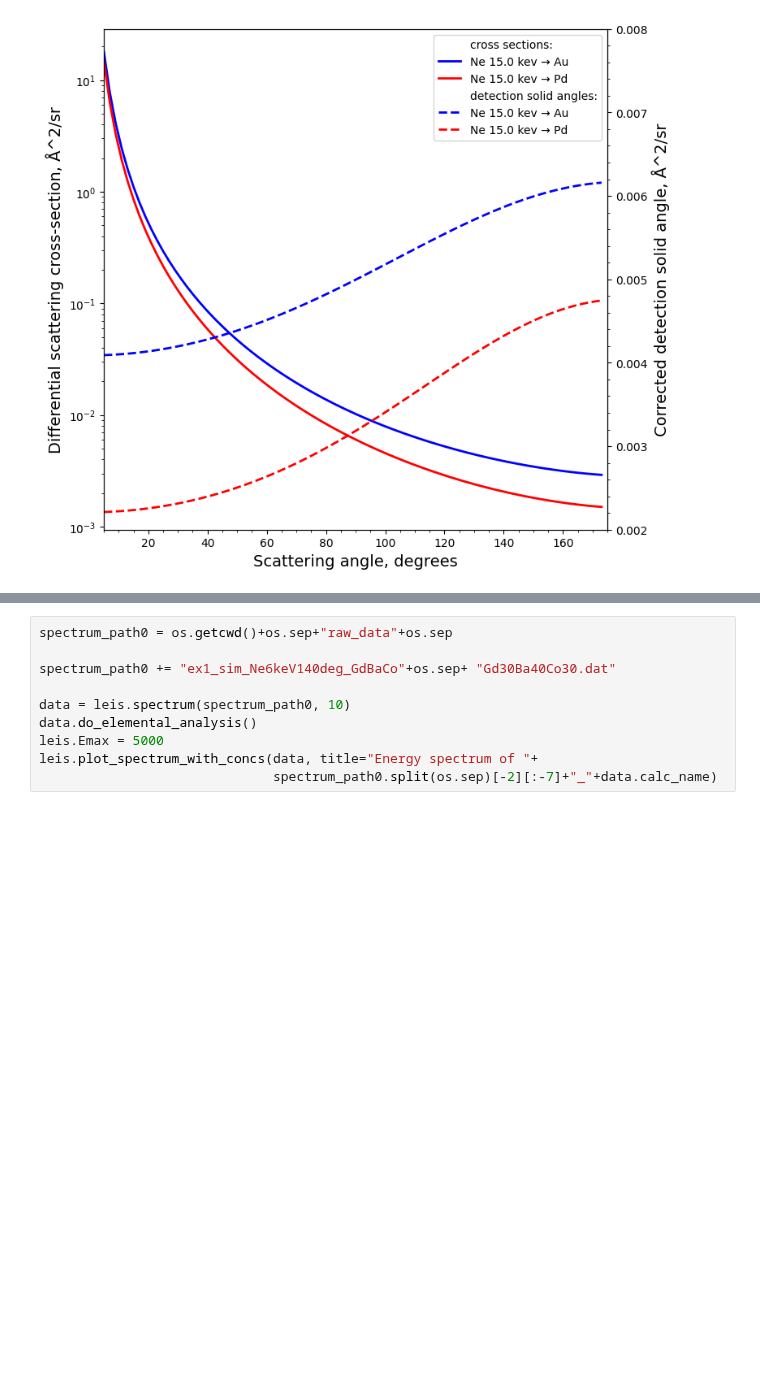
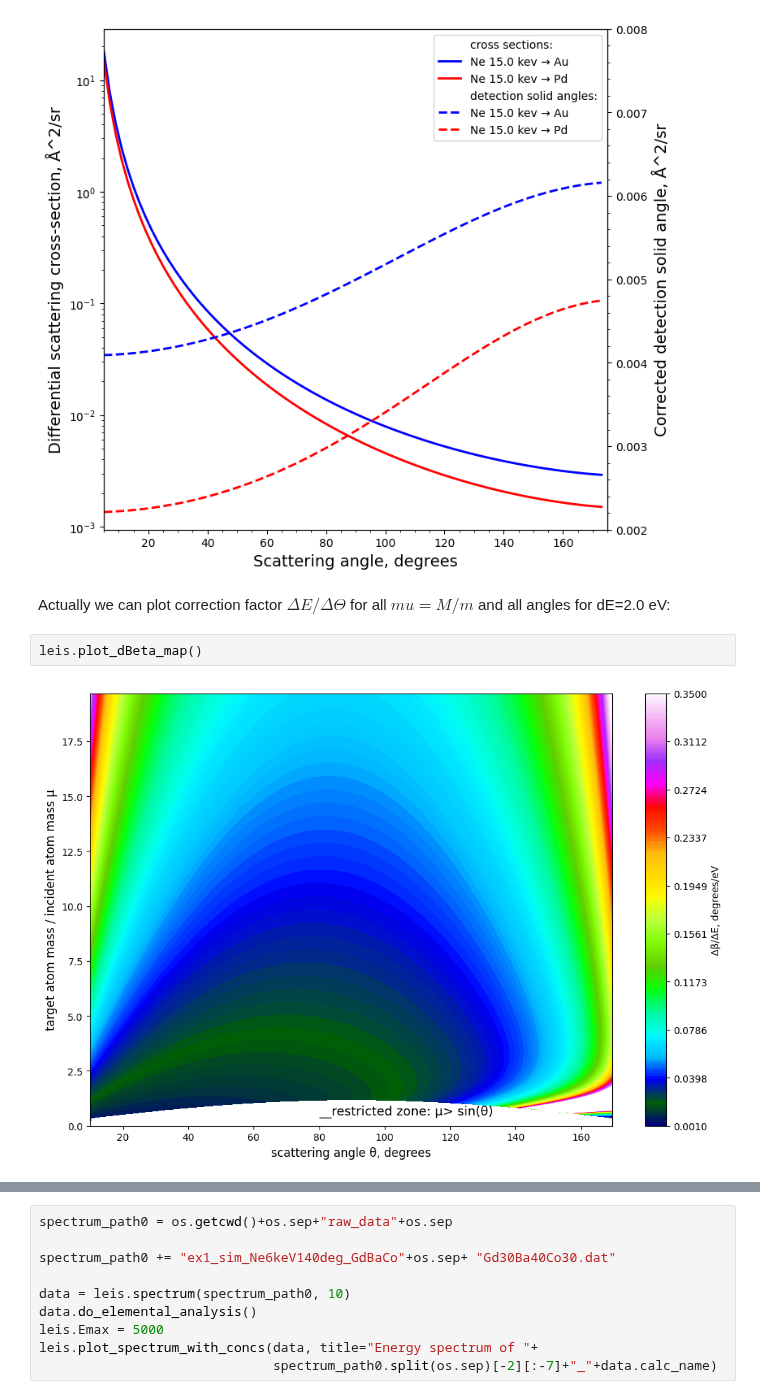
Before and after one commit to mauveferret/SpecRec, a Jupyter notebook: main_example.ipynb, the cells around one changed output, grey strips where cells are left out. Saved outputs shown, nothing was run; the diff lists cells and outputs as text; blank space fills up the shorter version.

```diff
--- a/main_example.ipynb
+++ b/main_example.ipynb
@@ -199,6 +199,12 @@ plt.show()
 # %% [output]
 <Figure size 1200x800 with 0 Axes>
 [figure]
+# %% [markdown]
+Actually we can plot correction factor $ \Delta E / \Delta \Theta $ for all $mu = M/m$ and all angles for dE=2.0 eV:
+# %%
+leis.plot_dBeta_map()
+# %% [output]
+[figure, added]
 # %% [markdown]
 ### Example of automated LEIS analysis of spectra simulated in SDTrimSP_6.02
 
```
Also changed, not shown: parts of 3 cells of this notebook, 1 other file.
